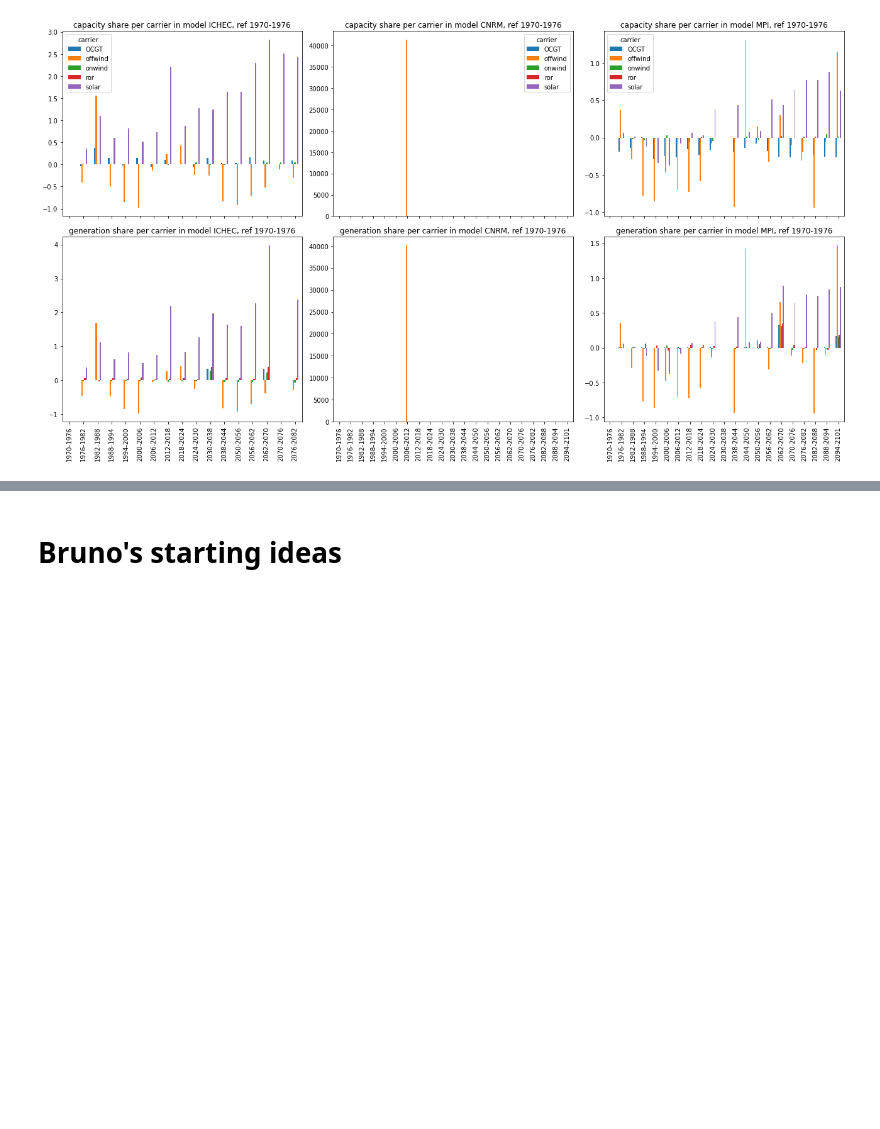
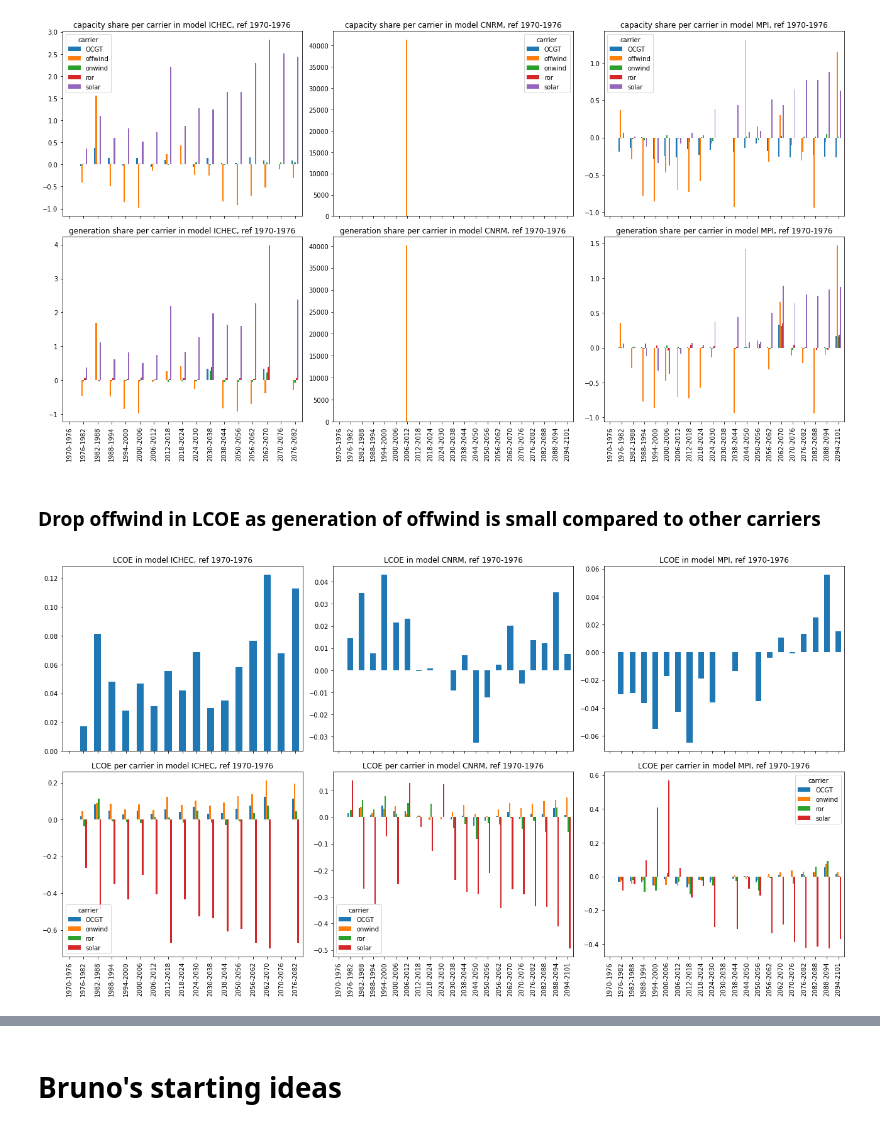
Before and after one commit to 2021-Energy-Climate-Hackathon/group_5, a Jupyter notebook: eval_output_data.ipynb, the cells around one changed output, grey strips where cells are left out. Drawn from its saved outputs; the diff is of its cells as text; code cells hidden in the pictures; blank space fills up the shorter version.

Commit message:
add plots for LCOE's

```diff
--- a/eval_output_data.ipynb
+++ b/eval_output_data.ipynb
@@ -125,3 +125,33 @@ for i, model in enumerate(['ICHEC','CNRM','MPI']):
 fig.tight_layout()
 # %% [output]
 [figure]
+# %% [markdown]
+### Drop offwind in LCOE as generation of offwind is small compared to other carriers
+# %%
+fig,ax = plt.subplots(2,3,figsize=(18,10))
+ref_period = "1970-1976"
+for i, model in enumerate(['ICHEC','CNRM','MPI']):
+    lcoe_csv = 'python/lcoe_all_periods_model_{}.csv'.format(model)
+    lcoe_per_carrier_csv = 'python/lceo_per_carrier_all_periods_model_{}.csv'.format(model)
+    lcoe_per_carrier_per_node_csv = 'python/lceo_per_carrier_per_node_all_periods_model_{}.csv'.format(model)
+
+    lcoe = pd.read_csv(lcoe_csv, index_col=0)
+    lcoe_per_carrier = pd.read_csv(lcoe_per_carrier_csv, index_col=0)
+    lcoe_per_carrier_per_node = pd.read_csv(lcoe_per_carrier_per_node_csv, index_col=[0,1])
+
+    lcoe_per_carrier = lcoe_per_carrier.drop(index='offwind')
+
+    lcoe_rel = (lcoe.loc['lcoe'] - lcoe.loc['lcoe'][ref_period])/lcoe.loc['lcoe'][ref_period]
+    lcoe_per_carrier_rel = lcoe_per_carrier.copy()
+    for c in lcoe_per_carrier.index:
+        # compute normalized difference
+        lcoe_per_carrier_rel.loc[c] = (lcoe_per_carrier_rel.loc[c] - lcoe_per_carrier.loc[c][ref_period])/lcoe_per_carrier.loc[c][ref_period]
+
+    lcoe_rel.T.plot.bar(ax=ax[0][i], rot=90)
+    ax[0][i].set_title('LCOE in model {}, ref {}'.format(model, ref_period))
+    ax[0][i].set_xticklabels([])
+    lcoe_per_carrier_rel.T.plot.bar(ax=ax[1][i], rot=90, legend=True)
+    ax[1][i].set_title('LCOE per carrier in model {}, ref {}'.format(model, ref_period))
+fig.tight_layout()
+# %% [output]
+[figure, added]
```
Also changed, not shown: parts of 2 cells of this notebook.
